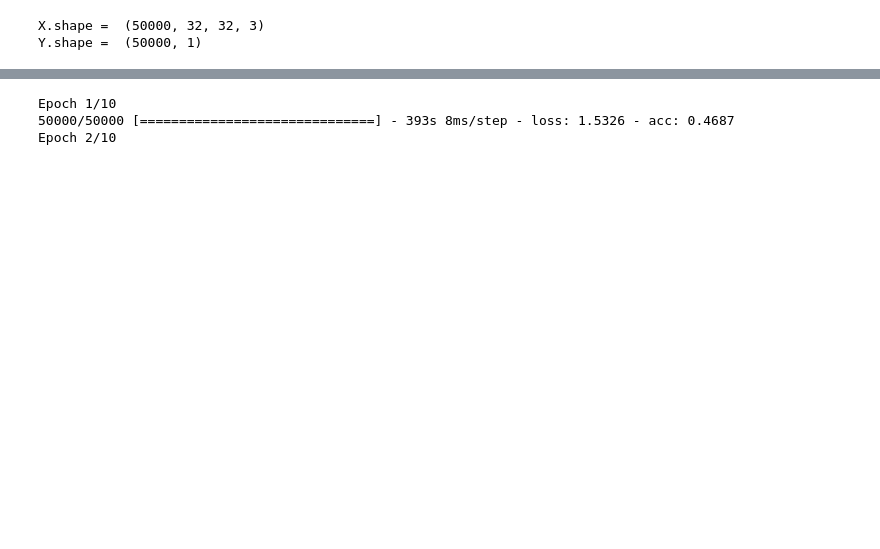
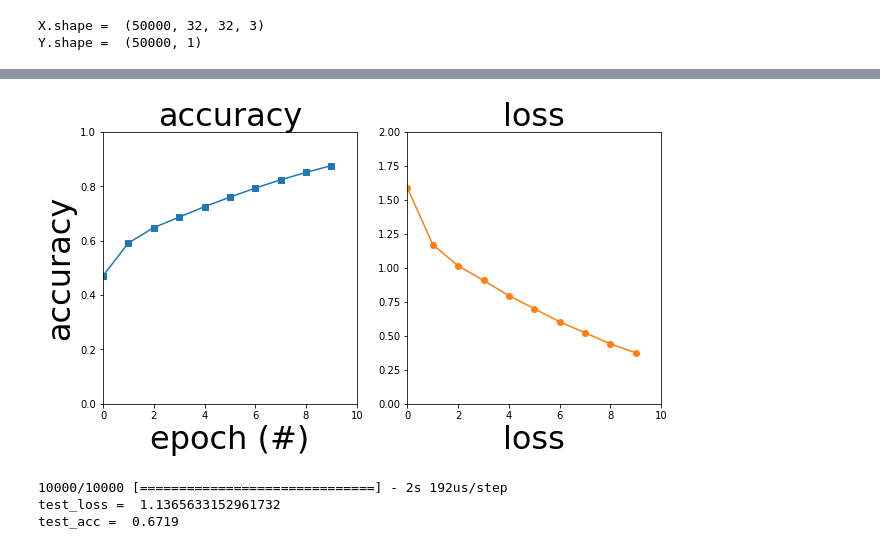
Before and after one commit to YCHEN-NYU/ConvNN-CIFAR-10, a Jupyter notebook: CIFAR-10.ipynb, the cells around one changed output, grey strips where cells are left out. Drawn from its saved outputs; the diff is of its cells as text; code cells hidden in the pictures; blank space fills up the shorter version.

Commit message:
CIFAR-10 dataset classification in AWS server

```diff
--- a/CIFAR-10.ipynb
+++ b/CIFAR-10.ipynb
@@ -27,6 +54,7 @@ path_entry
 # %%
 import random
 
+# series to
 def unpickle(file):
     import pickle
     with open(file, 'rb') as fo:
@@ -50,13 +78,13 @@ def preProcess(path_entry, num_classes = 10):
         labels.append(temp_labels)
 
     data = np.array(data)/255.0
-    X =data.reshape(data.shape[0]*data.shape[1], 32, 32, 3)
+    X = data.reshape(data.shape[0]*data.shape[1], 32, 32, 3)
     print("X.shape = ", X.shape)
 
     labels = np.array(labels)
     Y = labels.reshape(labels.shape[0]*labels.shape[1], 1)
 
-    return X, Y
+    return X, Y, data, labels
 
 def getClassnames(names_entry):
     # Label: retrive classnames from the label
@@ -65,30 +93,30 @@ def getClassnames(names_entry):
     label_names = names[b'label_names']
     return label_names
 
-def showFig(ROWS, COLUMNS, data, labels, names_entry):
+def showFig(ROWS, COLUMNS, Xorg, Y, names_entry):
     # randomly sample
-    indexList = random.sample([idx for idx in range(len(labels))], ROWS*COLUMNS)
+    indexList = random.sample([idx for idx in range(len(Y))], ROWS*COLUMNS)
     label_names = getClassnames(names_entry)
 
     # Image: show figures with their classnames on top
     fig, ax = plt.subplots(ROWS, COLUMNS, figsize=(COLUMNS*2,ROWS*2.5))
     for index in range(ROWS*COLUMNS):
-        image = data[indexList[index], :]
+        image = Xorg[indexList[index], :]
         colorR, colorG, colorB = [image[:1024].reshape(32, 32), image[1024:2048].reshape(32, 32), image[2048:].reshape(32, 32)]
         image = np.zeros(shape = (32, 32, 3))
         image = np.dstack((colorR,colorG,colorB))
         ax[int(index/COLUMNS),  int(index%COLUMNS)].imshow(image)
-        ax[int(index/COLUMNS),  int(index%COLUMNS)].set_title(label_names[labels[indexList[index]]].decode("utf-8"), fontsize = 20)
+        ax[int(index/COLUMNS),  int(index%COLUMNS)].set_title(label_names[int(Y[indexList[index]])].decode("utf-8"), fontsize = 20)
         ax[int(index/COLUMNS),  int(index%COLUMNS)].axis('off')
 
+names_entry = cwd  + "/cifar-10-batches-py/batches.meta"
+classnames = getClassnames(names_entry)
+number_classes = len(classnames)
+print("number_classes = ", number_classes)
 
-# names_entry = '/Users/yiyi/Google Drive/CS/Coursera/CIFAR-10/cifar-10-batches-py/batches.meta'
-# classnames = getClassnames(names_entry)
-# number_classes = len(classnames)
-# print("number_classes = ", number_classes)
-# showFig(10, 10, data, labels, names_entry)
+X, Y, data, labels = preProcess(train_path_entry)
+test_X, test_Y, test_data, test_labels = preProcess(test_path_entry)
 
-# X, Y = preProcess(train_path_entry)
-# Y = keras.utils.to_categorical(y, 10)
-# showFig(10, 10, data, labels, names_entry)
+Xorg = X.reshape(X.shape[0], -1)
+showFig(5, 5, Xorg, Y, names_entry)
 # %% [output]
@@ -98,5 +127,5 @@ showFig(10, 10, data, labels, names_entry)
 # %%
-X, Y = preProcess(train_path_entry)
+# X, Y = preProcess(train_path_entry)
 print("X.shape = ", X.shape)
 print("Y.shape = ", Y.shape)
 # %% [output]
@@ -104,0 +173,10 @@ Y.shape =  (50000, 1)
+# %%
+# sizes = [1, 2, 4, 8, 16, 32, 64, 128, 256]
+cifar_model = convNet_model()
+history_batch = cifar_model.fit(X, Y, epochs = 10, batch_size = 100)
+plot_history(history_batch)
+
+test_loss, test_acc = cifar_model.evaluate(test_X, test_Y)
+print('test_loss = ', test_loss)
+print('test_acc = ', test_acc)
+# %% [output]
@@ -105,2 +203,6 @@ Y.shape =  (50000, 1)
+[figure, added]
+10000/10000 [==============================] - 2s 192us/step
+test_loss =  1.1365633152961732
+test_acc =  0.6719
 # %%
 
@@ -124,8 +229 @@ def baseline_model():
     return model
-# %%
-cifar_model = baseline_model()
-cifar_model.fit(X, Y, epochs = 10, batch_size = 8)
-# %% [output]
-Epoch 1/10
-50000/50000 [==============================] - 393s 8ms/step - loss: 1.5326 - acc: 0.4687
-Epoch 2/10
```
Also changed, not shown: parts of 18 cells of this notebook.
